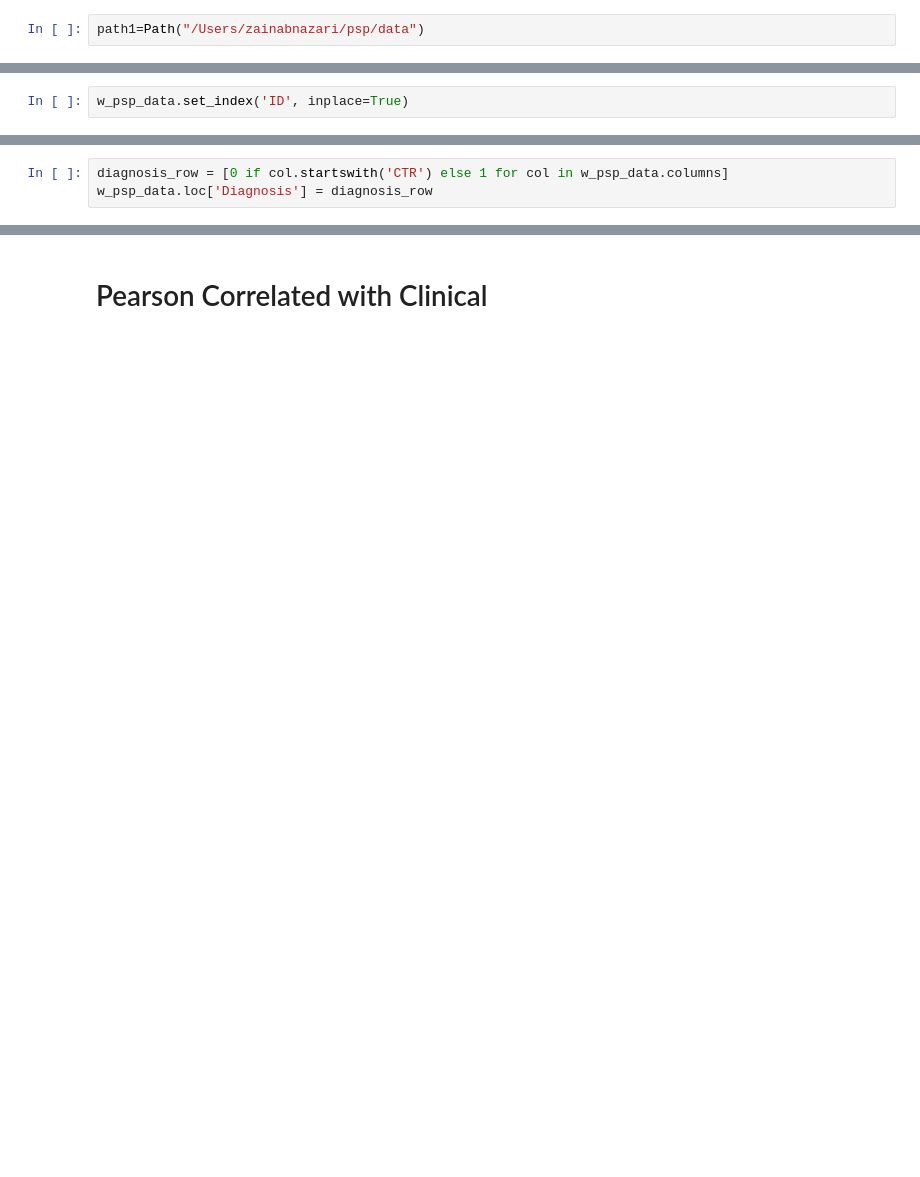
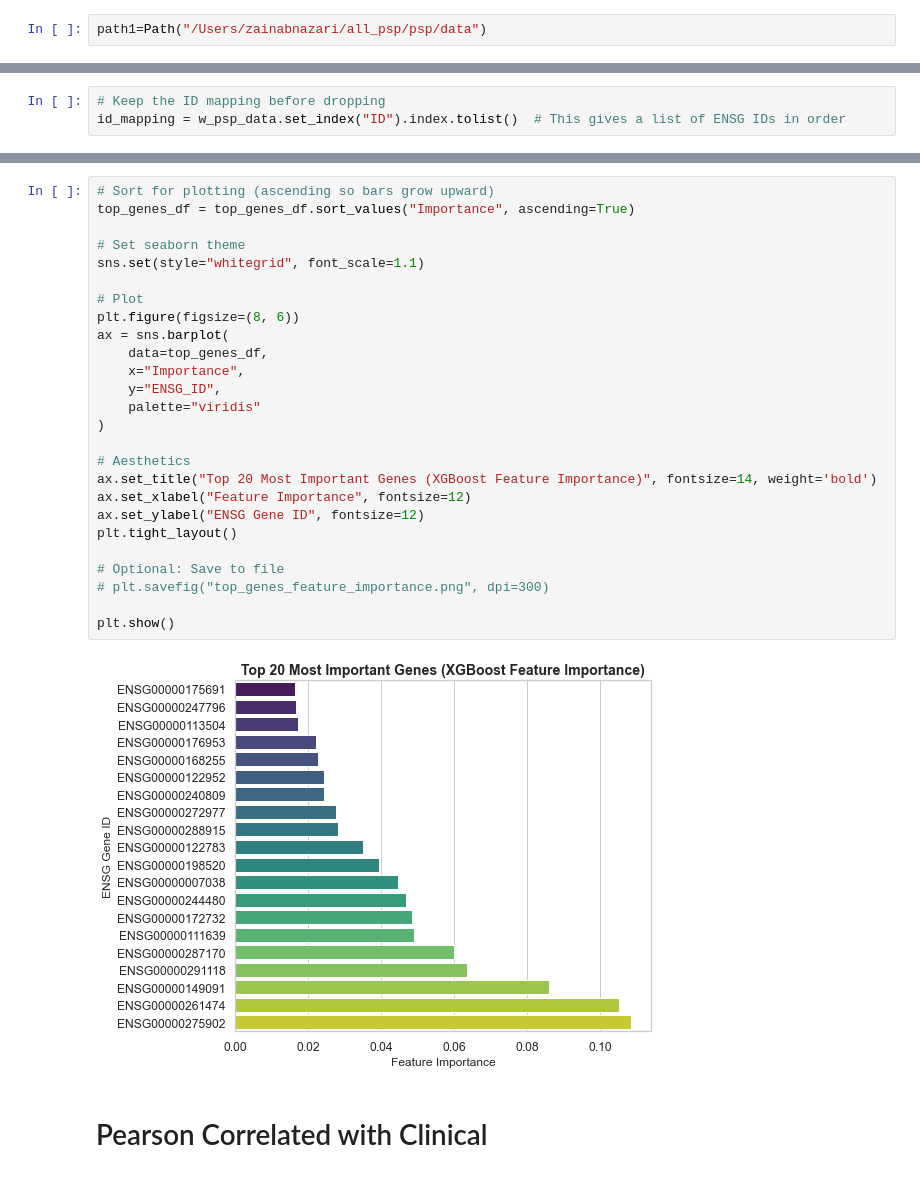
Before and after one commit to zainabnazari/psp, a Jupyter notebook: main_whole_gene.ipynb, the cells around one changed output, grey strips where cells are left out. Cells and saved outputs as stored; diff of their text form; blank space fills up the shorter version.

```diff
--- a/main_whole_gene.ipynb
+++ b/main_whole_gene.ipynb
@@ -58,4 +47,4 @@ import xgboost as xgb
 # %%
-path1=Path("/Users/zainabnazari/psp/data")
+path1=Path("/Users/zainabnazari/all_psp/psp/data")
 # %%
 w_psp_data=pd.read_csv(path1/"mydata_TMM_Norm_Log2_CPM_M1_filtered_STAR_align_HtSeq_top_2212_ParCor_Spearman_p_1pc.txt",delimiter='\t')
@@ -77,2 +51,0 @@ w_psp_data
-# %%
-w_psp_data.set_index('ID', inplace=True)
@@ -96,3 +51,0 @@ w_psp_data
-# %%
-diagnosis_row = [0 if col.startswith('CTR') else 1 for col in w_psp_data.columns]
-w_psp_data.loc['Diagnosis'] = diagnosis_row
@@ -191,0 +107,3 @@ Top 20 Important Genes:
+# %%
+# Keep the ID mapping before dropping
+id_mapping = w_psp_data.set_index("ID").index.tolist()  # This gives a list of ENSG IDs in order
@@ -192,3 +151,31 @@ Top 20 Important Genes:
+# %%
+# Sort for plotting (ascending so bars grow upward)
+top_genes_df = top_genes_df.sort_values("Importance", ascending=True)
+
+# Set seaborn theme
+sns.set(style="whitegrid", font_scale=1.1)
+
+# Plot
+plt.figure(figsize=(8, 6))
+ax = sns.barplot(
+    data=top_genes_df,
+    x="Importance",
+    y="ENSG_ID",
+    palette="viridis"
+)
+
+# Aesthetics
+ax.set_title("Top 20 Most Important Genes (XGBoost Feature Importance)", fontsize=14, weight='bold')
+ax.set_xlabel("Feature Importance", fontsize=12)
+ax.set_ylabel("ENSG Gene ID", fontsize=12)
+plt.tight_layout()
+
+# Optional: Save to file
+# plt.savefig("top_genes_feature_importance.png", dpi=300)
+
+plt.show()
+# %% [output]
+[figure, added]
 # %% [markdown]
 # Pearson Correlated with Clinical
 # %%
```
Also changed, not shown: parts of 35 cells of this notebook, 1 other file.
